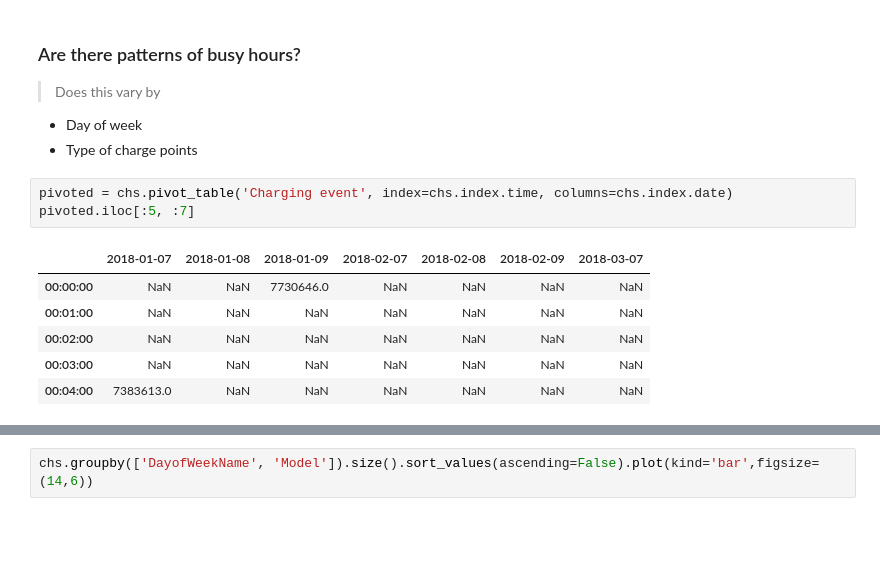
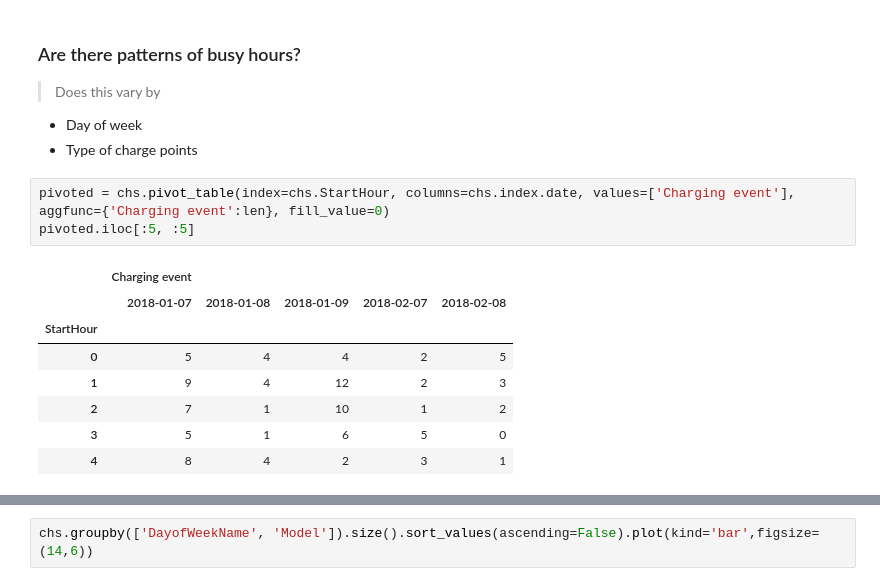
Before and after one commit to drYukiWang/ev_charge_data, a Jupyter notebook: read_data_v2.ipynb, the cells around one changed output, grey strips where cells are left out. Cells and saved outputs as stored; diff of their text form; blank space fills up the shorter version.

Commit message:
Fixed pivot table add ChargeDurMins Save to chs_cleaned_v2.pkl

```diff
--- a/read_data_v2.ipynb
+++ b/read_data_v2.ipynb
@@ -195,12 +195,14 @@ Text(0.5,1,'Hourly charge sessions count')
 * Day of week
 * Type of charge points
 # %%
-pivoted = chs.pivot_table('Charging event', index=chs.index.time, columns=chs.index.date)
-pivoted.iloc[:5, :7]
+pivoted = chs.pivot_table(index=chs.StartHour, columns=chs.index.date, values=['Charging event'], aggfunc={'Charging event':len}, fill_value=0)
+pivoted.iloc[:5, :5]
 # %% [output]
-|  | 2018-01-07 | 2018-01-08 | 2018-01-09 | 2018-02-07 | 2018-02-08 | 2018-02-09 | 2018-03-07 |
-| 00:00:00 | NaN | NaN | 7730646.0 | NaN | NaN | NaN | NaN |
-| 00:01:00 | NaN | NaN | NaN | NaN | NaN | NaN | NaN |
-| 00:02:00 | NaN | NaN | NaN | NaN | NaN | NaN | NaN |
-| 00:03:00 | NaN | NaN | NaN | NaN | NaN | NaN | NaN |
-| 00:04:00 | 7383613.0 | NaN | NaN | NaN | NaN | NaN | NaN |
+|  | Charging event |  |  |  |  |
+|  | 2018-01-07 | 2018-01-08 | 2018-01-09 | 2018-02-07 | 2018-02-08 |
+| StartHour |  |  |  |  |  |
+| 0 | 5 | 4 | 4 | 2 | 5 |
+| 1 | 9 | 4 | 12 | 2 | 3 |
+| 2 | 7 | 1 | 10 | 1 | 2 |
+| 3 | 5 | 1 | 6 | 5 | 0 |
+| 4 | 8 | 4 | 2 | 3 | 1 |
```
Also changed, not shown: parts of 15 cells of this notebook.
